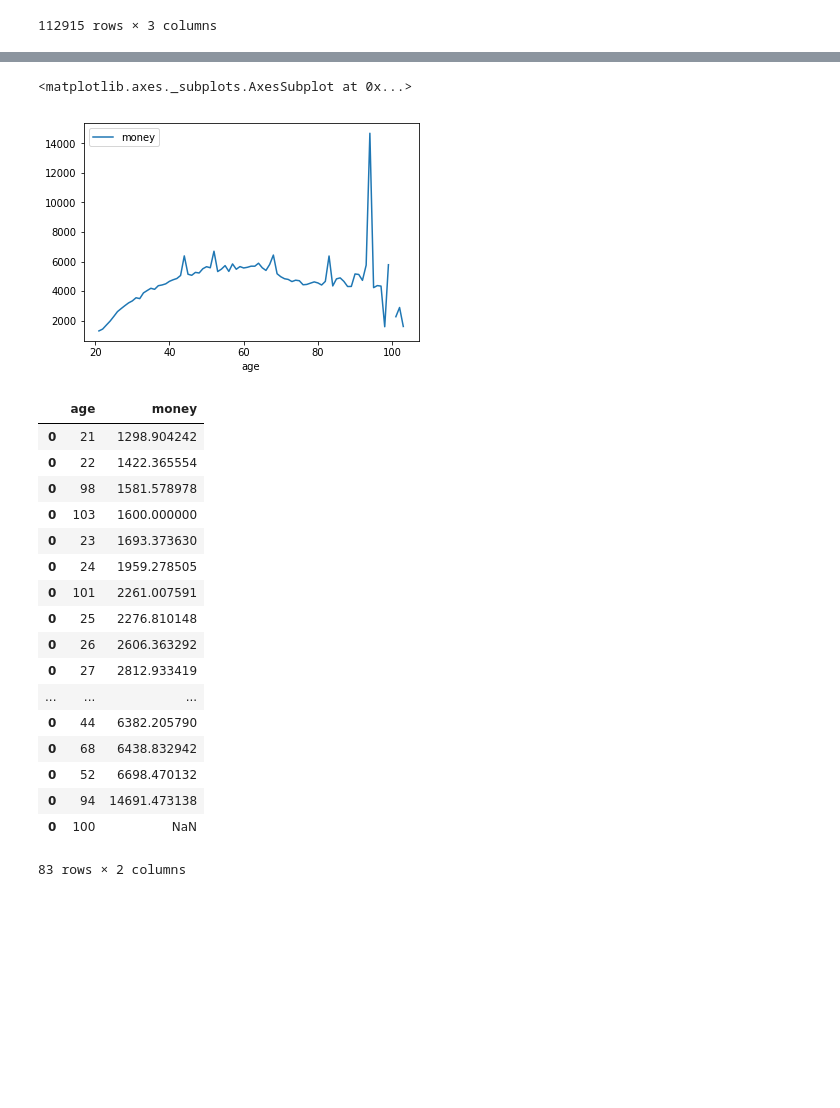
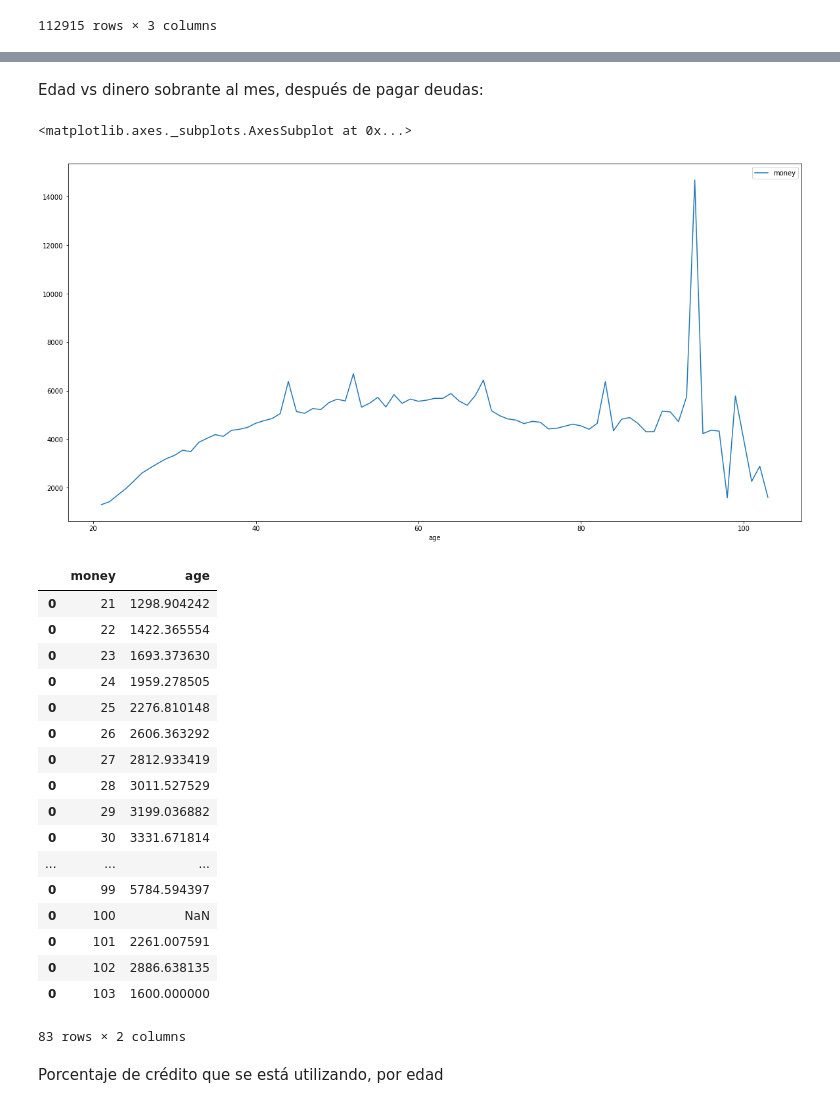
Before and after one commit to RaquelAM/bank, a Jupyter notebook: Bank_2.ipynb, the cells around one changed output, grey strips where cells are left out. Cells and saved outputs as stored; diff of their text form; code cells hidden in the pictures; blank space fills up the shorter version.

```diff
--- a/Bank_2.ipynb
+++ b/Bank_2.ipynb
@@ -89,7 +164,7 @@ remaining_money_table.sort_values(by='remaining_money')
 | 73763 | 73764 | 52 | 3.004327e+06 |
 112915 rows × 3 columns
 # %%
-age_remaining_money = pd.DataFrame(columns={'age', 'money'})
+age_remaining_money = pd.DataFrame(columns={'money', 'age'})
 # %%
 age_remaining_money
 # %% [output]
@@ -97,7 +172,7 @@ age_remaining_money
 # %%
 for x in range(21,104):
     mean = remaining_money_table.loc[remaining_money_table['age'] == x]["remaining_money"].mean()
-    age_remaining_money = age_remaining_money.append(pd.DataFrame([[x, mean]], columns={'age','money'}))
+    age_remaining_money = age_remaining_money.append(pd.DataFrame([[mean, x]], columns={'money','age'}))
 # %%
 age_remaining_money
 # %% [output]
@@ -141,0 +197,3 @@ remaining_money_table.loc[remaining_money_table['age'] == 94]
+# %%
+age_remaining_money = age_remaining_money.dropna(axis=0, how='any')
+age_remaining_money
@@ -142,26 +219,30 @@ remaining_money_table.loc[remaining_money_table['age'] == 94]
+# %% [markdown]
+Edad vs dinero sobrante al mes, después de pagar deudas:
 # %%
-age_remaining_money.plot(x='age', y='money')
+age_remaining_money.plot(x='age', y='money',figsize=(20,10))
 # %% [output]
 <matplotlib.axes._subplots.AxesSubplot at 0x...>
-[figure, old version]
+[figure, new version]
 # %%
 age_remaining_money.sort_values(by='money')
 # %% [output]
-|  | age | money |
+|  | money | age |
 | 0 | 21 | 1298.904242 |
 | 0 | 22 | 1422.365554 |
-| 0 | 98 | 1581.578978 |
-| 0 | 103 | 1600.000000 |
 | 0 | 23 | 1693.373630 |
 | 0 | 24 | 1959.278505 |
-| 0 | 101 | 2261.007591 |
 | 0 | 25 | 2276.810148 |
 | 0 | 26 | 2606.363292 |
 | 0 | 27 | 2812.933419 |
+| 0 | 28 | 3011.527529 |
+| 0 | 29 | 3199.036882 |
+| 0 | 30 | 3331.671814 |
 | ... | ... | ... |
-| 0 | 44 | 6382.205790 |
-| 0 | 68 | 6438.832942 |
-| 0 | 52 | 6698.470132 |
-| 0 | 94 | 14691.473138 |
+| 0 | 99 | 5784.594397 |
 | 0 | 100 | NaN |
+| 0 | 101 | 2261.007591 |
+| 0 | 102 | 2886.638135 |
+| 0 | 103 | 1600.000000 |
 83 rows × 2 columns
+# %% [markdown]
+Porcentaje de crédito que se está utilizando, por edad
```
Also changed, not shown: parts of 47 cells of this notebook.
